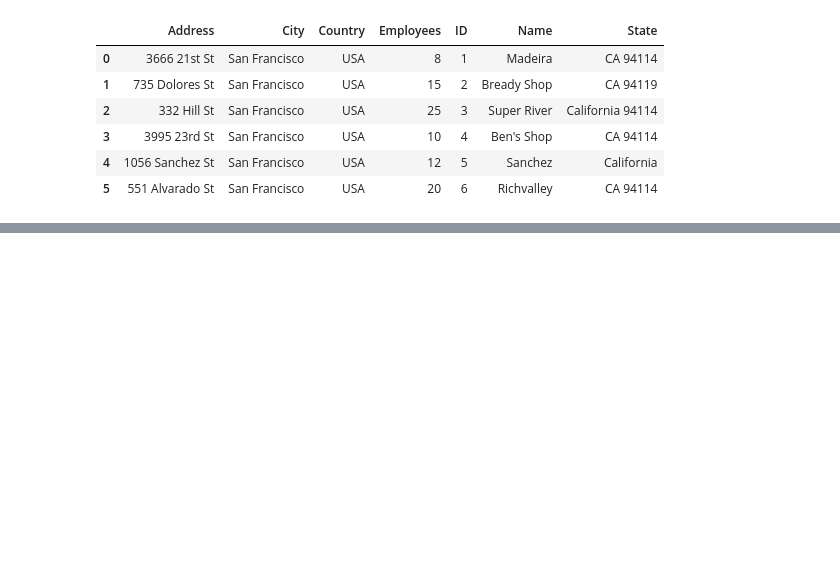
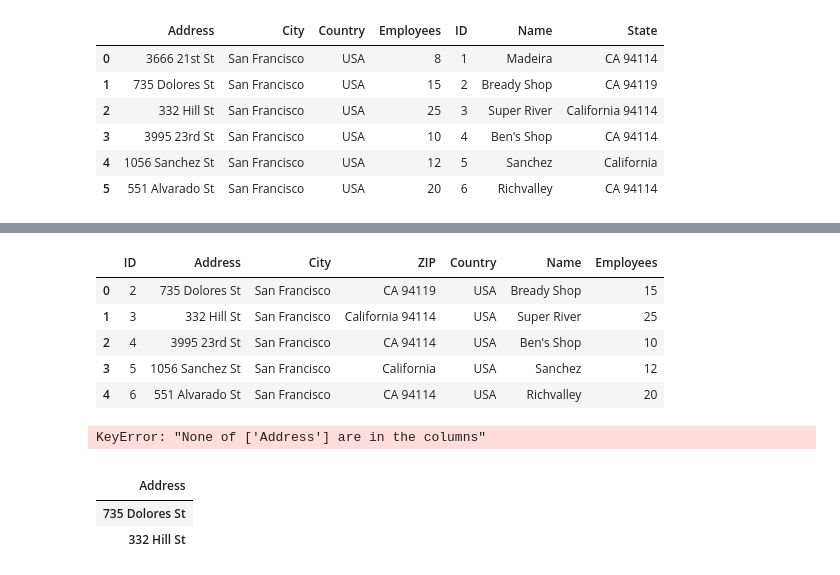
Before and after one commit to shieldskcd/tpmc, a Jupyter notebook: Mod13/assets/Assets.ipynb, the cells around one changed output, grey strips where cells are left out. Cells and saved outputs as stored; diff of their text form; code cells hidden in the pictures; blank space fills up the shorter version.

```diff
--- a/Mod13/assets/Assets.ipynb
+++ b/Mod13/assets/Assets.ipynb
@@ -308,0 +225,24 @@ df7
+# %%
+df7=pandas.read_csv("data.txt")
+# %%
+df7.columns = ["ID","Address", "City", "ZIP", "Country", "Name", "Employees"]
+df7
+# %% [output]
+|  | ID | Address | City | ZIP | Country | Name | Employees |
+| 0 | 2 | 735 Dolores St | San Francisco | CA 94119 | USA | Bready Shop | 15 |
+| 1 | 3 | 332 Hill St | San Francisco | California 94114 | USA | Super River | 25 |
+| 2 | 4 | 3995 23rd St | San Francisco | CA 94114 | USA | Ben's Shop | 10 |
+| 3 | 5 | 1056 Sanchez St | San Francisco | California | USA | Sanchez | 12 |
+| 4 | 6 | 551 Alvarado St | San Francisco | CA 94114 | USA | Richvalley | 20 |
+# %%
+df7=df7.set_index("Address")
+df7
+# %% [output]
+KeyError: "None of ['Address'] are in the columns"
+# %%
+df7.loc["735 Dolores St":"332 Hill St","Country":"ID"]
+# %% [output]
+|  |
+| Address |
+| 735 Dolores St |
+| 332 Hill St |
```
Also changed, not shown: parts of 41 cells of this notebook, 1 other file.
